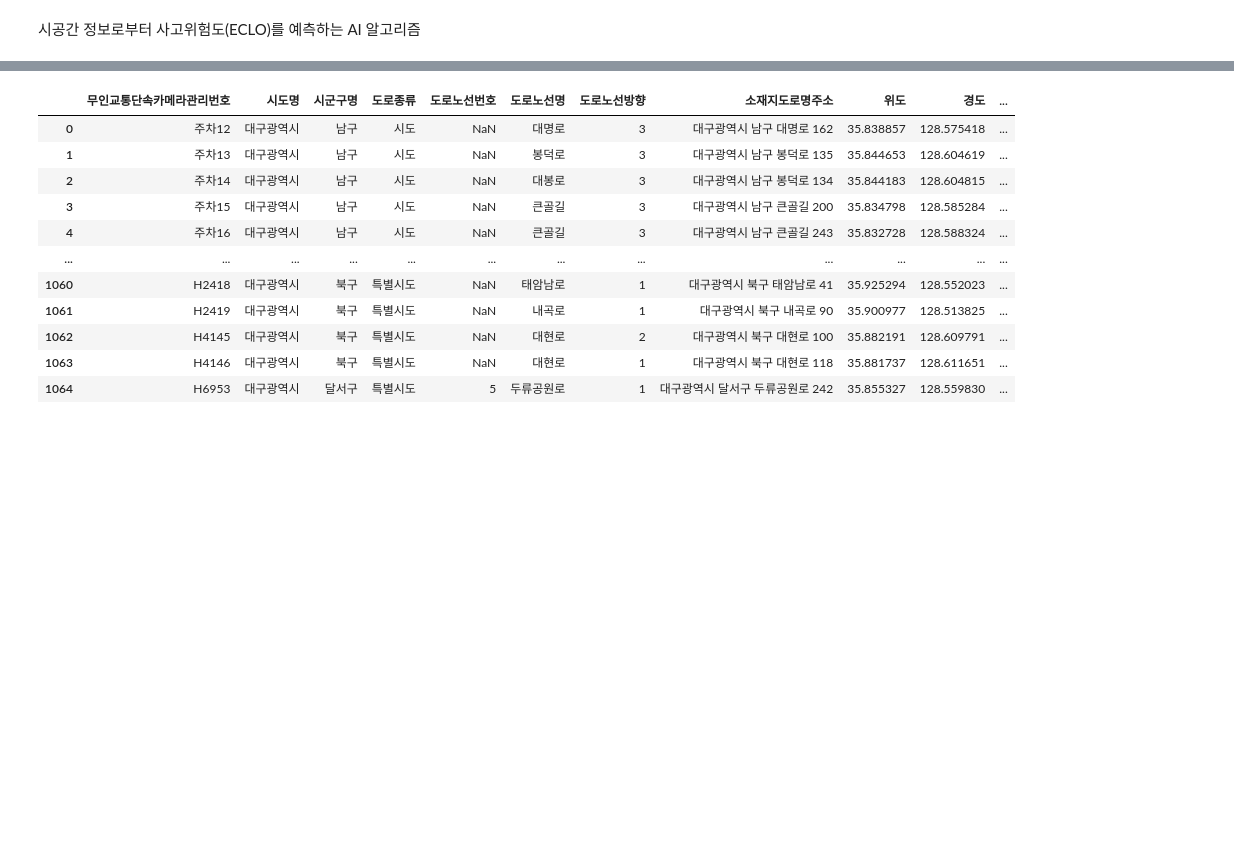
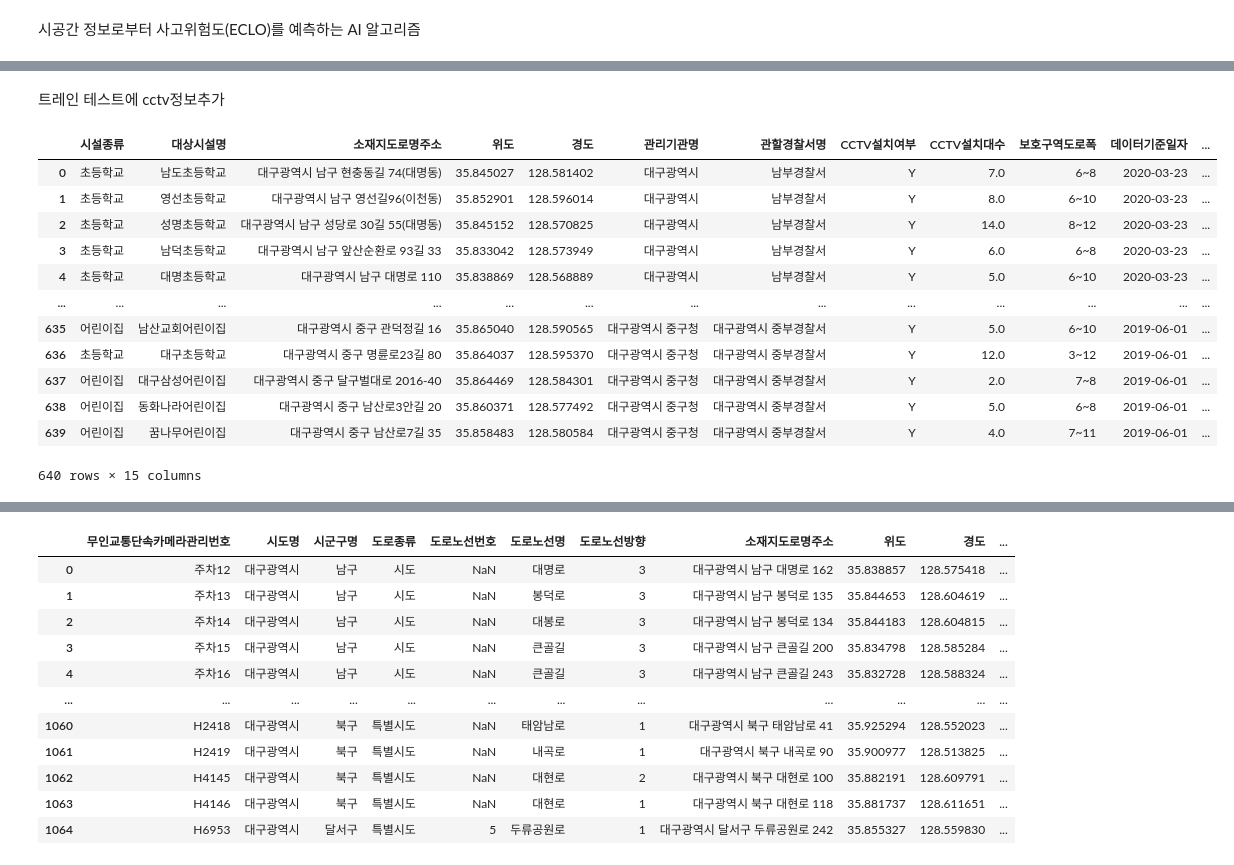
Before and after one commit to JinsolKN/daegu_traffic, a Jupyter notebook: xgboost.ipynb, the cells around one changed output, grey strips where cells are left out. Cells and saved outputs as stored; diff of their text form; code cells hidden in the pictures; blank space fills up the shorter version.

```diff
--- a/xgboost.ipynb
+++ b/xgboost.ipynb
@@ -59,0 +118,22 @@ cctv_df = pd.read_csv('/content/drive/MyDrive/colab/daegu_traffic/external_open/
+# %% [markdown]
+트레인 테스트에 cctv정보추가
+# %%
+location_pattern = r'(\S+) (\S+) (\S+) (\S+)'
+
+child_df[['도시', '구', '동','번지']] = child_df['소재지지번주소'].str.extract(location_pattern)
+child_df = child_df.drop(columns=['소재지지번주소'])
+child_df
+# %% [output]
+|  | 시설종류 | 대상시설명 | 소재지도로명주소 | 위도 | 경도 | 관리기관명 | 관할경찰서명 | CCTV설치여부 | CCTV설치대수 | 보호구역도로폭 | 데이터기준일자 | ... |
+| 0 | 초등학교 | 남도초등학교 | 대구광역시 남구 현충동길 74(대명동) | 35.845027 | 128.581402 | 대구광역시 | 남부경찰서 | Y | 7.0 | 6~8 | 2020-03-23 | ... |
+| 1 | 초등학교 | 영선초등학교 | 대구광역시 남구 영선길96(이천동) | 35.852901 | 128.596014 | 대구광역시 | 남부경찰서 | Y | 8.0 | 6~10 | 2020-03-23 | ... |
+| 2 | 초등학교 | 성명초등학교 | 대구광역시 남구 성당로 30길 55(대명동) | 35.845152 | 128.570825 | 대구광역시 | 남부경찰서 | Y | 14.0 | 8~12 | 2020-03-23 | ... |
+| 3 | 초등학교 | 남덕초등학교 | 대구광역시 남구 앞산순환로 93길 33 | 35.833042 | 128.573949 | 대구광역시 | 남부경찰서 | Y | 6.0 | 6~8 | 2020-03-23 | ... |
+| 4 | 초등학교 | 대명초등학교 | 대구광역시 남구 대명로 110 | 35.838869 | 128.568889 | 대구광역시 | 남부경찰서 | Y | 5.0 | 6~10 | 2020-03-23 | ... |
+| ... | ... | ... | ... | ... | ... | ... | ... | ... | ... | ... | ... | ... |
+| 635 | 어린이집 | 남산교회어린이집 | 대구광역시 중구 관덕정길 16 | 35.865040 | 128.590565 | 대구광역시 중구청 | 대구광역시 중부경찰서 | Y | 5.0 | 6~10 | 2019-06-01 | ... |
+| 636 | 초등학교 | 대구초등학교 | 대구광역시 중구 명륜로23길 80 | 35.864037 | 128.595370 | 대구광역시 중구청 | 대구광역시 중부경찰서 | Y | 12.0 | 3~12 | 2019-06-01 | ... |
+| 637 | 어린이집 | 대구삼성어린이집 | 대구광역시 중구 달구벌대로 2016-40 | 35.864469 | 128.584301 | 대구광역시 중구청 | 대구광역시 중부경찰서 | Y | 2.0 | 7~8 | 2019-06-01 | ... |
+| 638 | 어린이집 | 동화나라어린이집 | 대구광역시 중구 남산로3안길 20 | 35.860371 | 128.577492 | 대구광역시 중구청 | 대구광역시 중부경찰서 | Y | 5.0 | 6~8 | 2019-06-01 | ... |
+| 639 | 어린이집 | 꿈나무어린이집 | 대구광역시 중구 남산로7길 35 | 35.858483 | 128.580584 | 대구광역시 중구청 | 대구광역시 중부경찰서 | Y | 4.0 | 7~11 | 2019-06-01 | ... |
+640 rows × 15 columns
```
Also changed, not shown: parts of 25 cells of this notebook.
